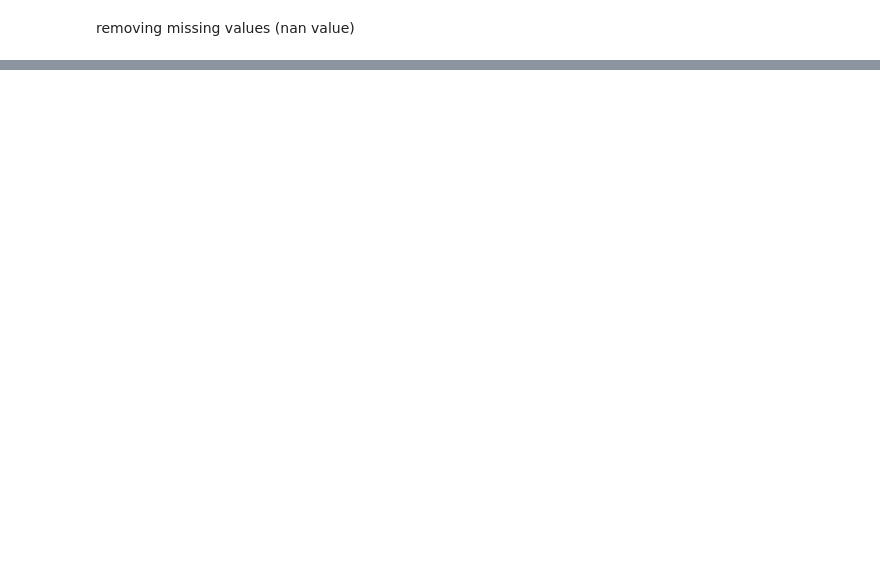
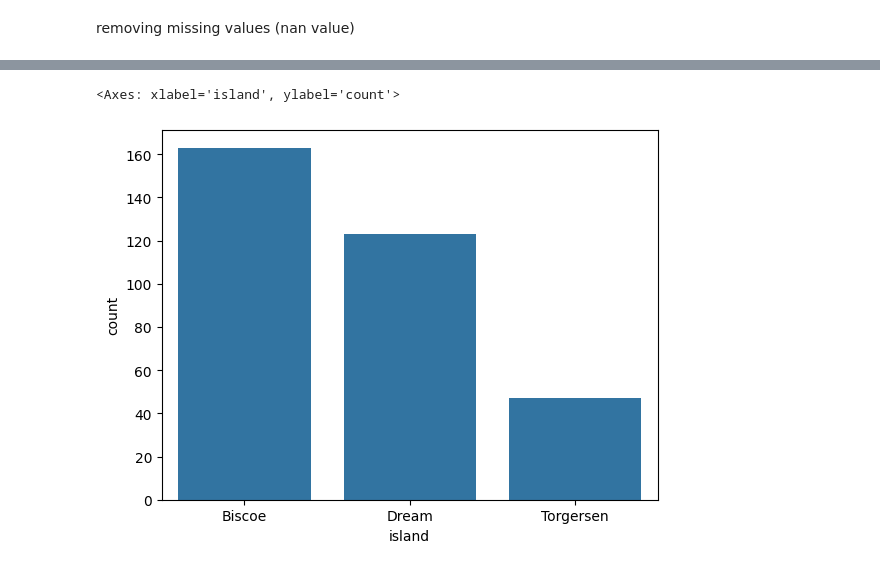
Before and after one commit to Amanmishra03/digipodium, a Jupyter notebook: data analysis/pandas.ipynb, the cells around one changed output, grey strips where cells are left out. Saved outputs shown, nothing was run; the diff lists cells and outputs as text; code cells hidden in the pictures; blank space fills up the shorter version.

```diff
--- a/data analysis/pandas.ipynb
+++ b/data analysis/pandas.ipynb
@@ -442,0 +191,2 @@ penguins.sort_values(by=['sex','island'])
+# %%
+penguins['island'] = penguins['island'].astype('category')   #casting object to category
@@ -442,0 +195,3 @@ penguins.sort_values(by=['sex','island'])
+# %%
+penguins.sex = penguins.sex.astype('bool')
+penguins.head()
@@ -442,0 +254,5 @@ penguins.sort_values(by=['sex','island'])
+# %%
+sns.countplot(data=penguins, x='island')
+# %% [output]
+<Axes: xlabel='island', ylabel='count'>
+[figure, added]
```
Also changed, not shown: parts of 73 cells of this notebook.
